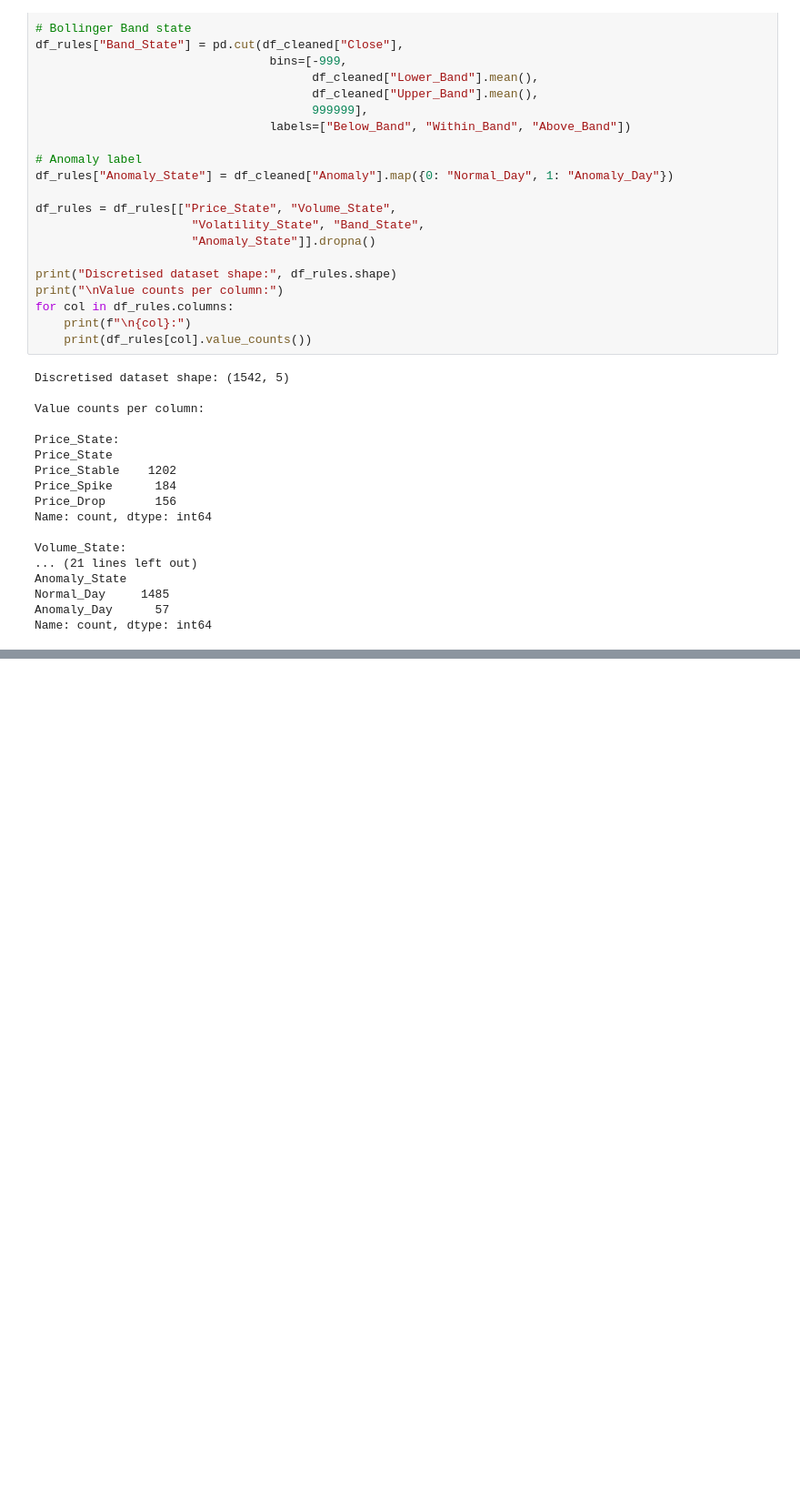
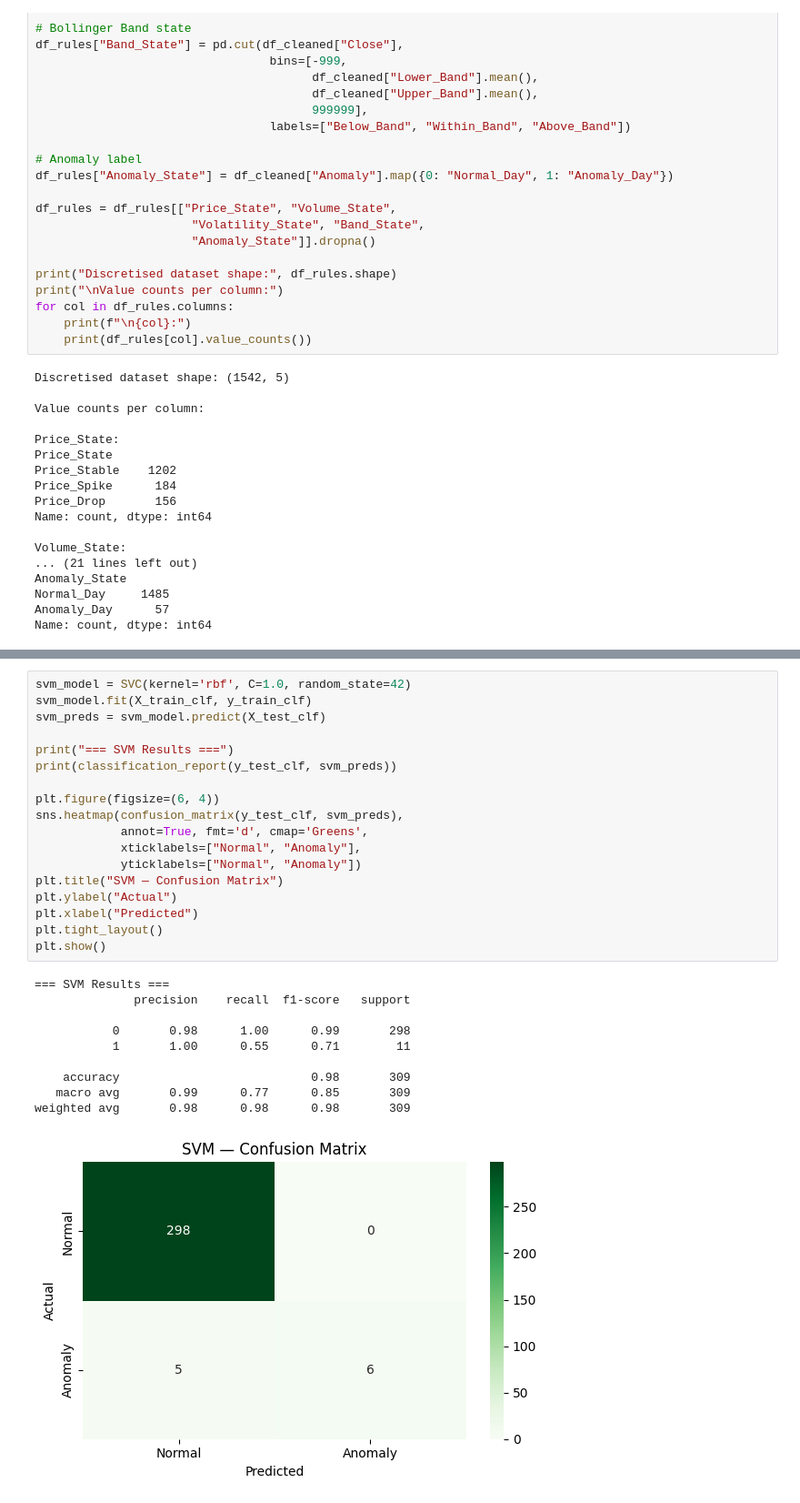
Before and after one commit to Tanay-Bankar-001/Apple-Stock-Anomaly-Detection-Identifying-Pump-and-Dump-Cases, a Jupyter notebook: analomy_detection_for_apple_stock_pump_and_dump_case.ipynb, the cells around one changed output, grey strips where cells are left out. Shown at 91% size. Cells and saved outputs as stored; diff of their text form; blank space fills up the shorter version.

```diff
--- a/analomy_detection_for_apple_stock_pump_and_dump_case.ipynb
+++ b/analomy_detection_for_apple_stock_pump_and_dump_case.ipynb
@@ -1317,0 +1391,29 @@ if len(anomaly_rules) > 0:
+# %%
+svm_model = SVC(kernel='rbf', C=1.0, random_state=42)
+svm_model.fit(X_train_clf, y_train_clf)
+svm_preds = svm_model.predict(X_test_clf)
+
+print("=== SVM Results ===")
+print(classification_report(y_test_clf, svm_preds))
+
+plt.figure(figsize=(6, 4))
+sns.heatmap(confusion_matrix(y_test_clf, svm_preds),
+            annot=True, fmt='d', cmap='Greens',
+            xticklabels=["Normal", "Anomaly"],
+            yticklabels=["Normal", "Anomaly"])
+plt.title("SVM — Confusion Matrix")
+plt.ylabel("Actual")
+plt.xlabel("Predicted")
+plt.tight_layout()
+plt.show()
+# %% [output]
+=== SVM Results ===
+              precision    recall  f1-score   support
+
+           0       0.98      1.00      0.99       298
+           1       1.00      0.55      0.71        11
+
+    accuracy                           0.98       309
+   macro avg       0.99      0.77      0.85       309
+weighted avg       0.98      0.98      0.98       309
+[figure, added]
```
Also changed, not shown: parts of 17 cells of this notebook.
